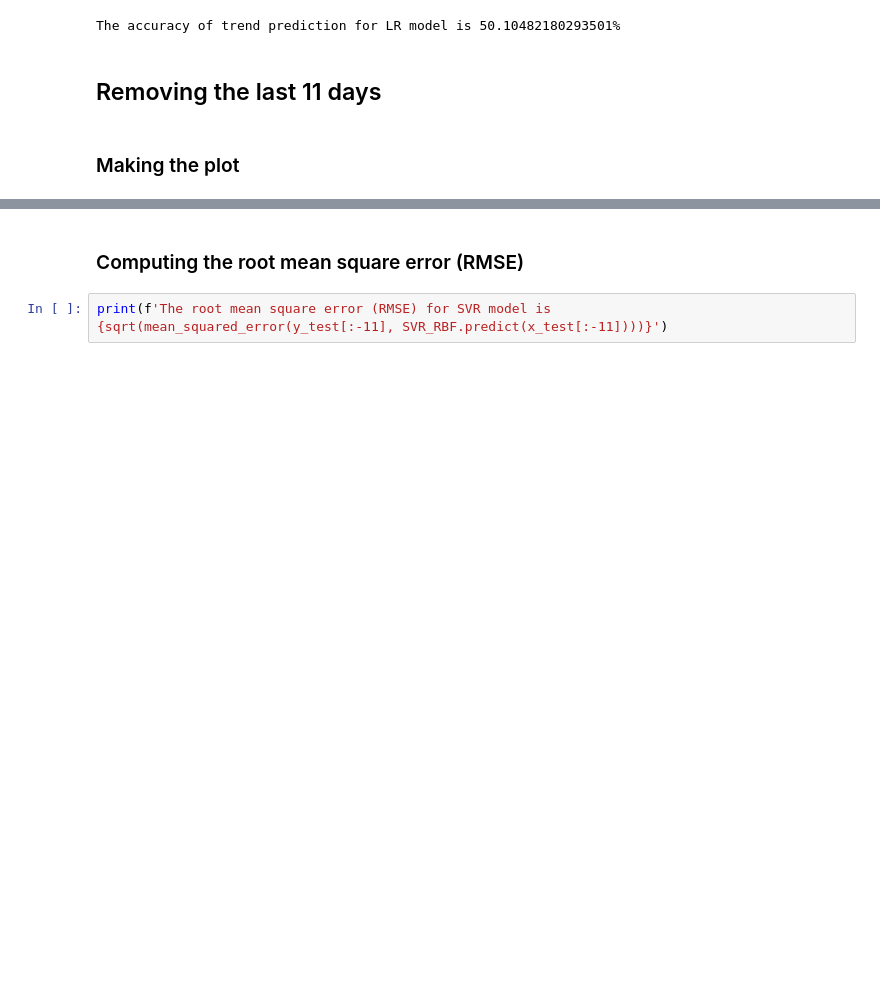
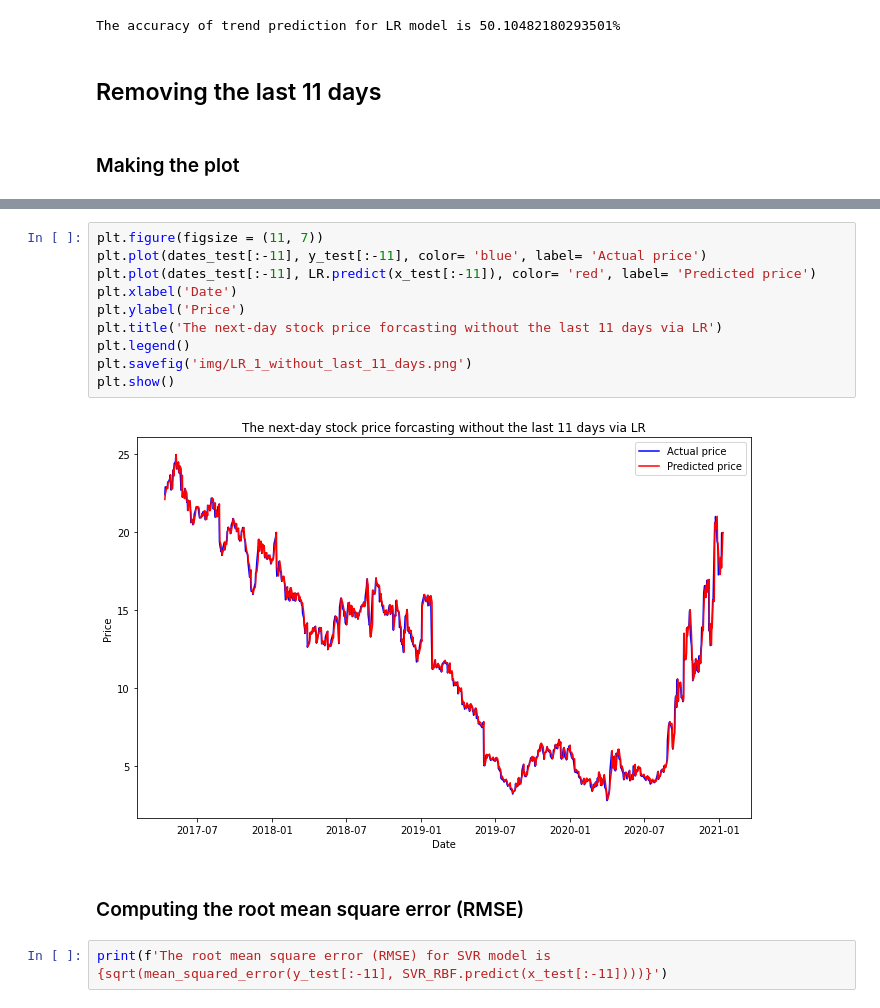
Before and after one commit to zhaoshengEE/Stock_Price_Forecasting, a Jupyter notebook: SVR2.0_1.ipynb, the cells around one changed output, grey strips where cells are left out. Saved outputs shown, nothing was run; the diff lists cells and outputs as text; blank space fills up the shorter version.

```diff
--- a/SVR2.0_1.ipynb
+++ b/SVR2.0_1.ipynb
@@ -248,3 +258,15 @@ plt.show()
+# %%
+plt.figure(figsize = (11, 7))
+plt.plot(dates_test[:-11], y_test[:-11], color= 'blue', label= 'Actual price')
+plt.plot(dates_test[:-11], LR.predict(x_test[:-11]), color= 'red', label= 'Predicted price')
+plt.xlabel('Date')
+plt.ylabel('Price')
+plt.title('The next-day stock price forcasting without the last 11 days via LR')
+plt.legend()
+plt.savefig('img/LR_1_without_last_11_days.png')
+plt.show()
+# %% [output]
+[figure, added]
 # %% [markdown]
 ### Computing the root mean square error (RMSE)
 # %%
```
Also changed, not shown: parts of 3 cells of this notebook.
